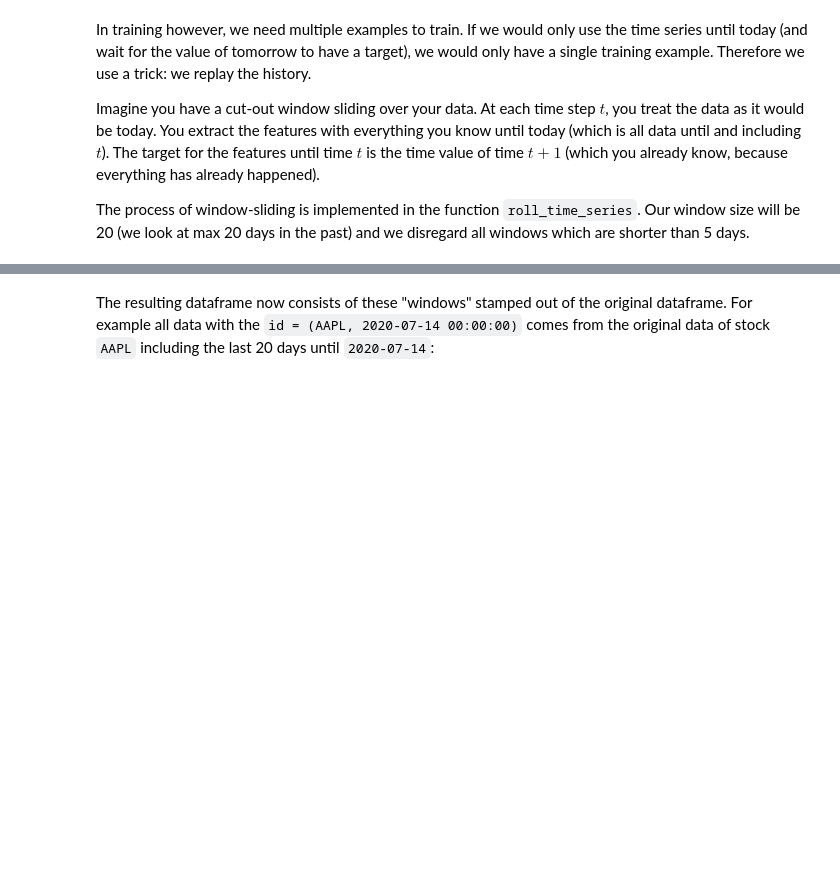
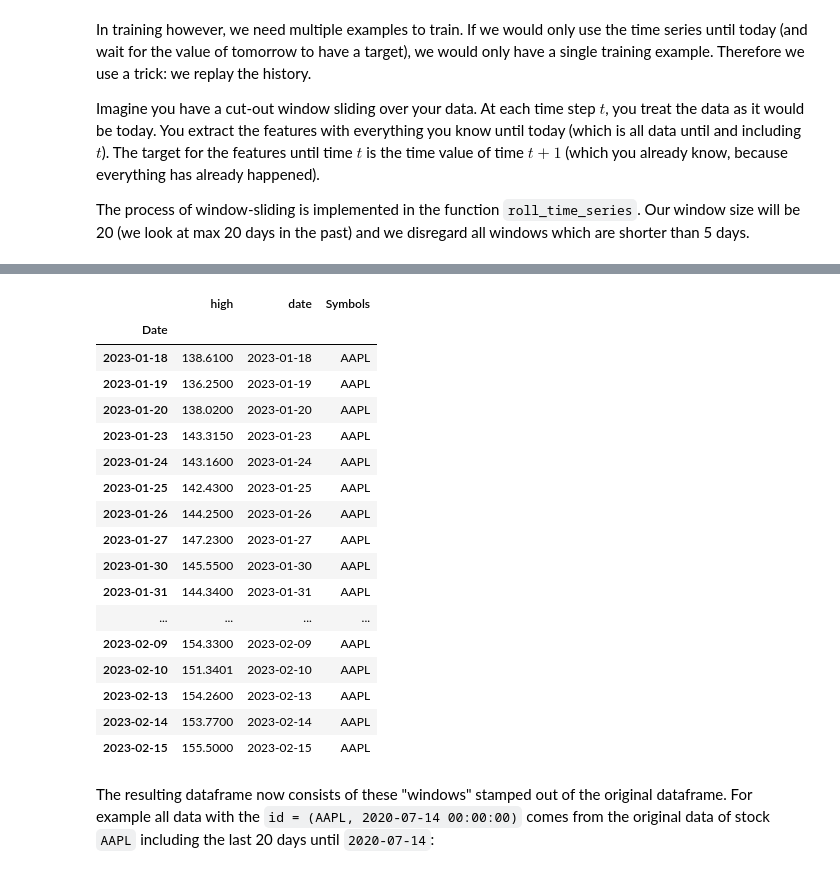
Before and after one commit to harnalashok/timeseries, a Jupyter notebook: tsfresh_Timeseries_Forecasting.ipynb, the cells around one changed output, grey strips where cells are left out. Cells and saved outputs as stored; diff of their text form; code cells hidden in the pictures; blank space fills up the shorter version.

```diff
--- a/tsfresh_Timeseries_Forecasting.ipynb
+++ b/tsfresh_Timeseries_Forecasting.ipynb
@@ -184,3 +297,27 @@ df_rolled.head()
+# %%
+# 6.2 To understand rolling dataframe,
+#       let us look at our dataframe:
+
+df_melted.head(21).sort_values(by = 'date')
+# %% [output]
+|  | high | date | Symbols |
+| Date |  |  |  |
+| 2023-01-18 | 138.6100 | 2023-01-18 | AAPL |
+| 2023-01-19 | 136.2500 | 2023-01-19 | AAPL |
+| 2023-01-20 | 138.0200 | 2023-01-20 | AAPL |
+| 2023-01-23 | 143.3150 | 2023-01-23 | AAPL |
+| 2023-01-24 | 143.1600 | 2023-01-24 | AAPL |
+| 2023-01-25 | 142.4300 | 2023-01-25 | AAPL |
+| 2023-01-26 | 144.2500 | 2023-01-26 | AAPL |
+| 2023-01-27 | 147.2300 | 2023-01-27 | AAPL |
+| 2023-01-30 | 145.5500 | 2023-01-30 | AAPL |
+| 2023-01-31 | 144.3400 | 2023-01-31 | AAPL |
+| ... | ... | ... | ... |
+| 2023-02-09 | 154.3300 | 2023-02-09 | AAPL |
+| 2023-02-10 | 151.3401 | 2023-02-10 | AAPL |
+| 2023-02-13 | 154.2600 | 2023-02-13 | AAPL |
+| 2023-02-14 | 153.7700 | 2023-02-14 | AAPL |
+| 2023-02-15 | 155.5000 | 2023-02-15 | AAPL |
 # %% [markdown]
 The resulting dataframe now consists of these "windows" stamped out of the original dataframe.
 For example all data with the `id = (AAPL, 2020-07-14 00:00:00)` comes from the original data of stock `AAPL` including the last 20 days until `2020-07-14`:
```
Also changed, not shown: parts of 19 cells of this notebook.
